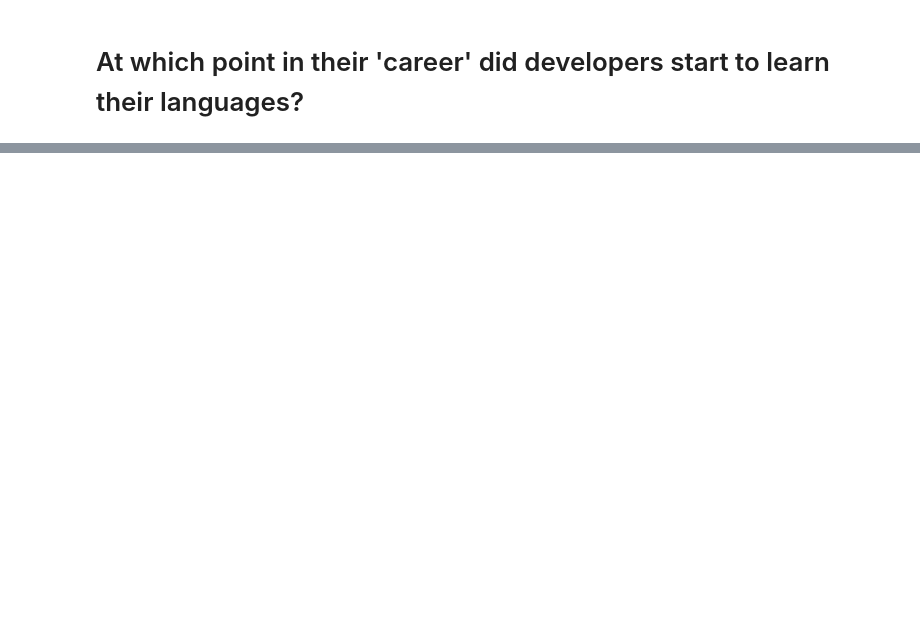
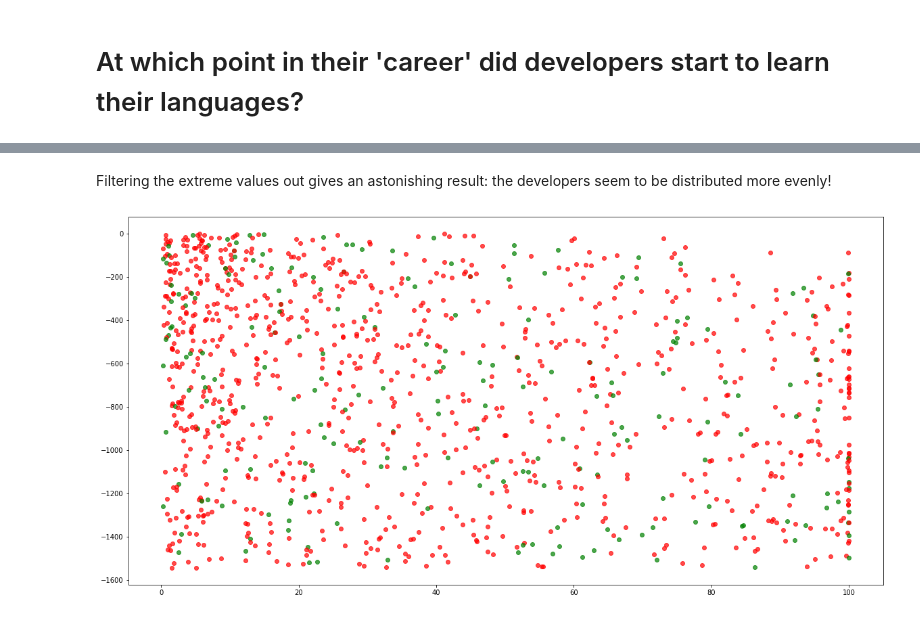
Before and after one commit to LeonBein/CRM20, a Jupyter notebook: UserAnalysis.ipynb, the cells around one changed output, grey strips where cells are left out. Cells and saved outputs as stored; diff of their text form; code cells hidden in the pictures; blank space fills up the shorter version.

```diff
--- a/UserAnalysis.ipynb
+++ b/UserAnalysis.ipynb
@@ -196,0 +119,27 @@ That is interesting, js devs clump at 10 percent - let's see if we can reproduce
+# %% [markdown]
+Filtering the extreme values out gives an astonishing result: the developers seem to be distributed more evenly!
+# %%
+pyplot.figure(figsize=(20, 10))
+
+
+numGroups = 10
+groups = {'js' : [0] * (numGroups), 'py': [0] * (numGroups)}
+
+for index, row in polyglots.iterrows():
+    javastart = row['java_start']
+    javaend = row['java_end']
+    langs = row['secondary_languages']
+    starts = row['sec_start']
+    period = javaend-javastart
+    #pyplot.plot_date([javastart, javastart], [0, index], '-b')
+    for lang, start in zip(langs, starts):
+        color = 'r' if lang == 'js' else 'g'
+        delta = (start-javastart)
+        if(delta > pandas.Timedelta(days=3) and period > pandas.Timedelta(days=3)):
+            percent = delta/period*100
+            if(percent <= 100):
+                groupNumber = int(percent*0.99/numGroups)
+                groups[lang][groupNumber] = groups[lang][groupNumber]+1
+                pyplot.plot([percent], [-index], 'o'+color, alpha=0.7)
+# %% [output]
+[figure, added]
```
Also changed, not shown: parts of 30 cells of this notebook, 1 other file.
